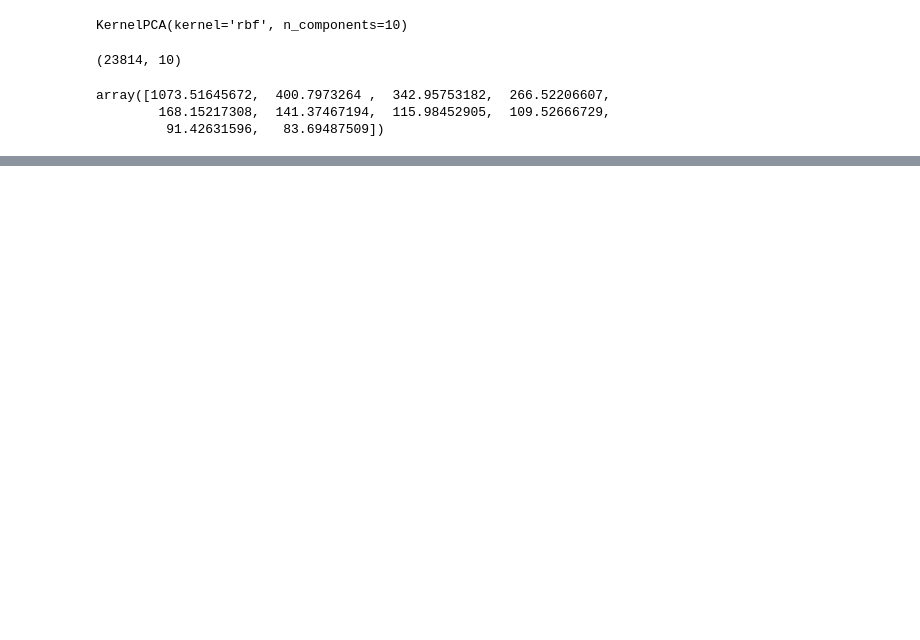
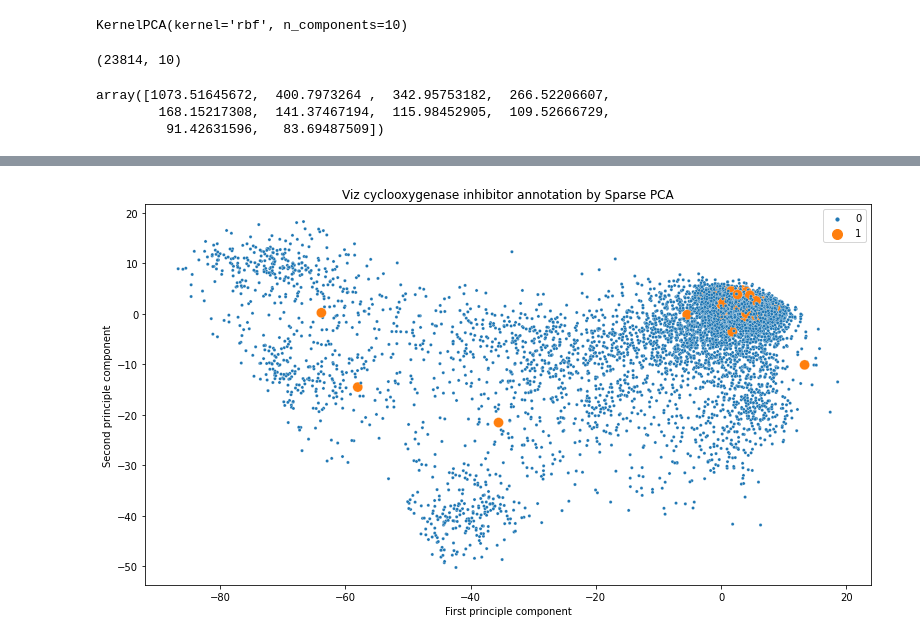
Before and after one commit to Yongliang-Shi/Mechanism-of-Action-Prediction, a Jupyter notebook: pca_to_visualize_cyclooxygenase_inhibitor.ipynb, the cells around one changed output, grey strips where cells are left out. Saved outputs shown, nothing was run; the diff lists cells and outputs as text; code cells hidden in the pictures; blank space fills up the shorter version.

```diff
--- a/pca_to_visualize_cyclooxygenase_inhibitor.ipynb
+++ b/pca_to_visualize_cyclooxygenase_inhibitor.ipynb
@@ -328,0 +362,18 @@ plt.show()
+# %%
+# Data Visualization
+
+df_spca = pd.DataFrame(X_spca)
+c_inhibitor = df_targets.loc[:, 'cyclooxygenase_inhibitor']
+df_spca['target'] = c_inhibitor.values
+
+plt.figure(figsize=(13,7))
+sns.scatterplot(data=df_spca, x=df_spca[0], y=df_spca[1],
+                hue='target', size='target', sizes=(100, 10))
+
+plt.title('Viz cyclooxygenase inhibitor annotation by Sparse PCA')
+plt.xlabel('First principle component')
+plt.ylabel('Second principle component')
+plt.legend()
+plt.show()
+# %% [output]
+[figure, added]
```
Also changed, not shown: parts of 10 cells of this notebook.
